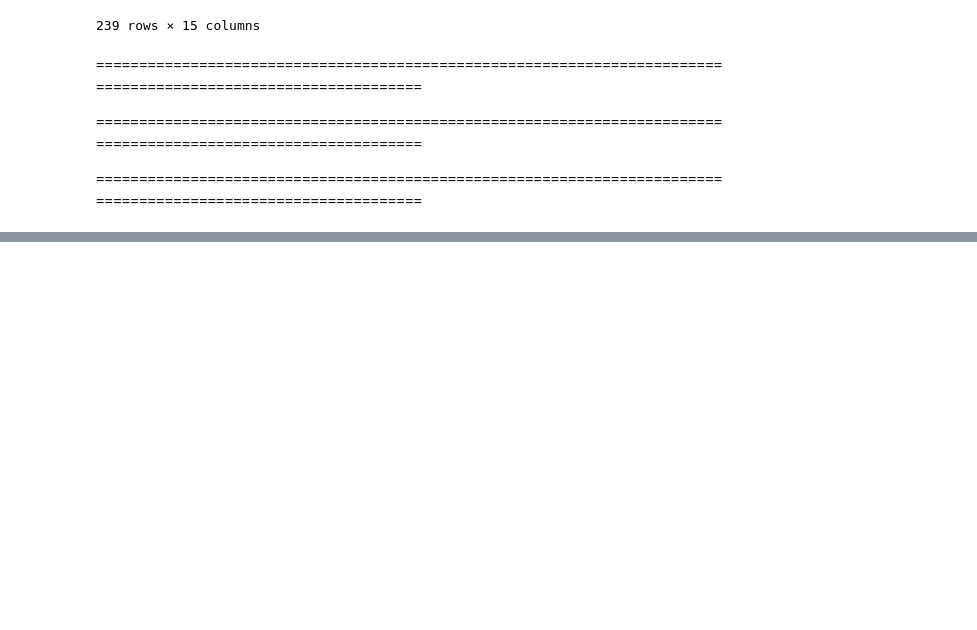
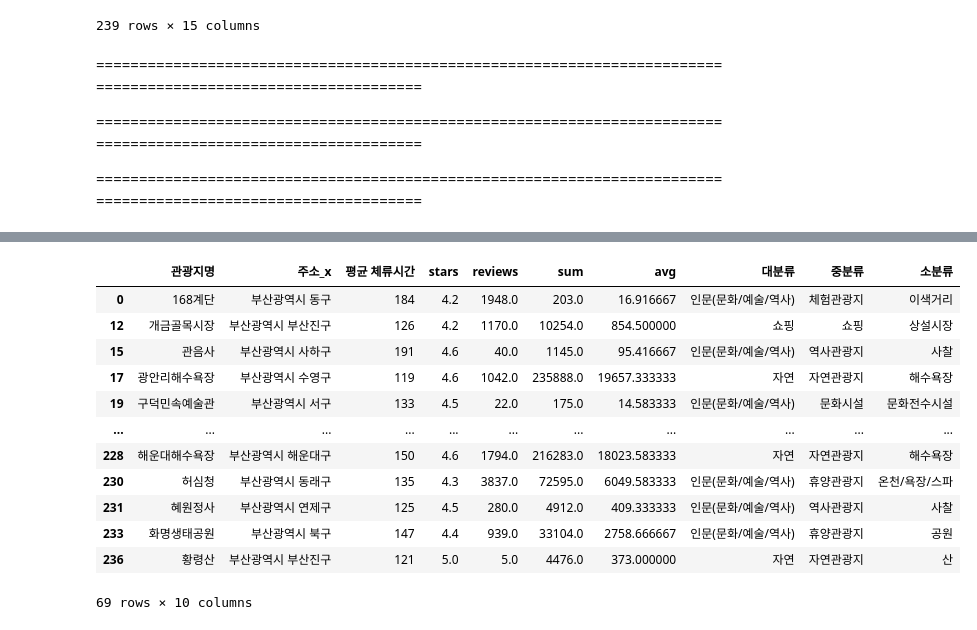
Before and after one commit to GRetriever/Data-Analysis-Project, a Jupyter notebook: Tourist Attractions/busan.ipynb, the cells around one changed output, grey strips where cells are left out. Saved outputs shown, nothing was run; the diff lists cells and outputs as text; code cells hidden in the pictures; blank space fills up the shorter version.

```diff
--- a/Tourist Attractions/busan.ipynb
+++ b/Tourist Attractions/busan.ipynb
@@ -558,0 +563,12 @@ navi_info[['관광지명','avg']].sort_values(by='avg',ascending=False)[:60]
+# %%
+totals = []
+avgs = []
+
+for i in range(len(navi_info)):
+    total = navi_info.iloc[i][1:].sum()
+    avg = navi_info.iloc[i][1:].mean()
+
+    totals.append(total)
+    avgs.append(avg)
+navi_info['sum'] = totals
+navi_info['avg'] = avgs
@@ -564,0 +688,16 @@ sns.pairplot(data=df)
+# %%
+df[(df['평균 체류시간']>104)&(df['stars']>=4.2)]
+# %% [output]
+|  | 관광지명 | 주소_x | 평균 체류시간 | stars | reviews | sum | avg | 대분류 | 중분류 | 소분류 |
+| 0 | 168계단 | 부산광역시 동구 | 184 | 4.2 | 1948.0 | 203.0 | 16.916667 | 인문(문화/예술/역사) | 체험관광지 | 이색거리 |
+| 12 | 개금골목시장 | 부산광역시 부산진구 | 126 | 4.2 | 1170.0 | 10254.0 | 854.500000 | 쇼핑 | 쇼핑 | 상설시장 |
+| 15 | 관음사 | 부산광역시 사하구 | 191 | 4.6 | 40.0 | 1145.0 | 95.416667 | 인문(문화/예술/역사) | 역사관광지 | 사찰 |
+| 17 | 광안리해수욕장 | 부산광역시 수영구 | 119 | 4.6 | 1042.0 | 235888.0 | 19657.333333 | 자연 | 자연관광지 | 해수욕장 |
+| 19 | 구덕민속예술관 | 부산광역시 서구 | 133 | 4.5 | 22.0 | 175.0 | 14.583333 | 인문(문화/예술/역사) | 문화시설 | 문화전수시설 |
+| ... | ... | ... | ... | ... | ... | ... | ... | ... | ... | ... |
+| 228 | 해운대해수욕장 | 부산광역시 해운대구 | 150 | 4.6 | 1794.0 | 216283.0 | 18023.583333 | 자연 | 자연관광지 | 해수욕장 |
+| 230 | 허심청 | 부산광역시 동래구 | 135 | 4.3 | 3837.0 | 72595.0 | 6049.583333 | 인문(문화/예술/역사) | 휴양관광지 | 온천/욕장/스파 |
+| 231 | 혜원정사 | 부산광역시 연제구 | 125 | 4.5 | 280.0 | 4912.0 | 409.333333 | 인문(문화/예술/역사) | 역사관광지 | 사찰 |
+| 233 | 화명생태공원 | 부산광역시 북구 | 147 | 4.4 | 939.0 | 33104.0 | 2758.666667 | 인문(문화/예술/역사) | 휴양관광지 | 공원 |
+| 236 | 황령산 | 부산광역시 부산진구 | 121 | 5.0 | 5.0 | 4476.0 | 373.000000 | 자연 | 자연관광지 | 산 |
+69 rows × 10 columns
```
Also changed, not shown: parts of 22 cells of this notebook.
